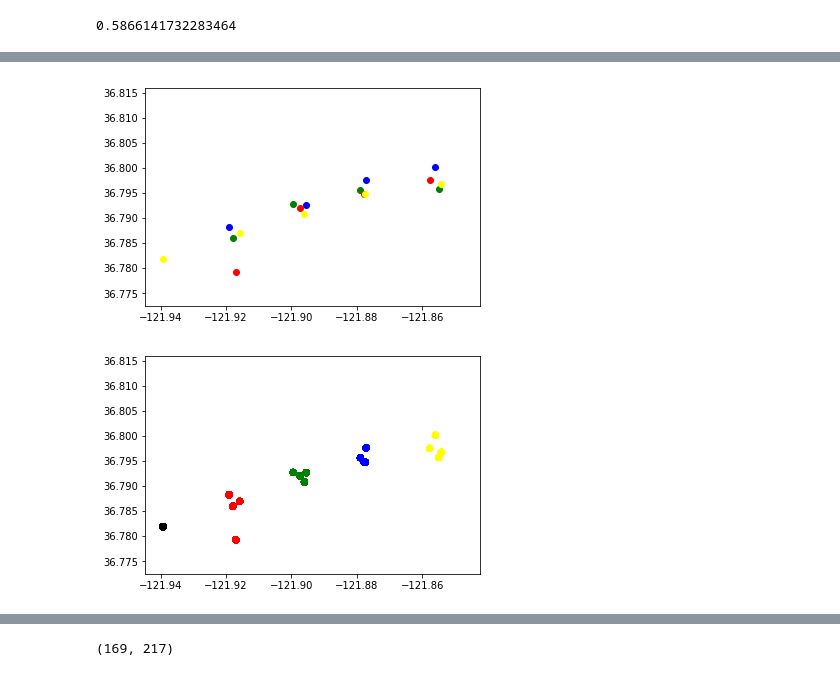
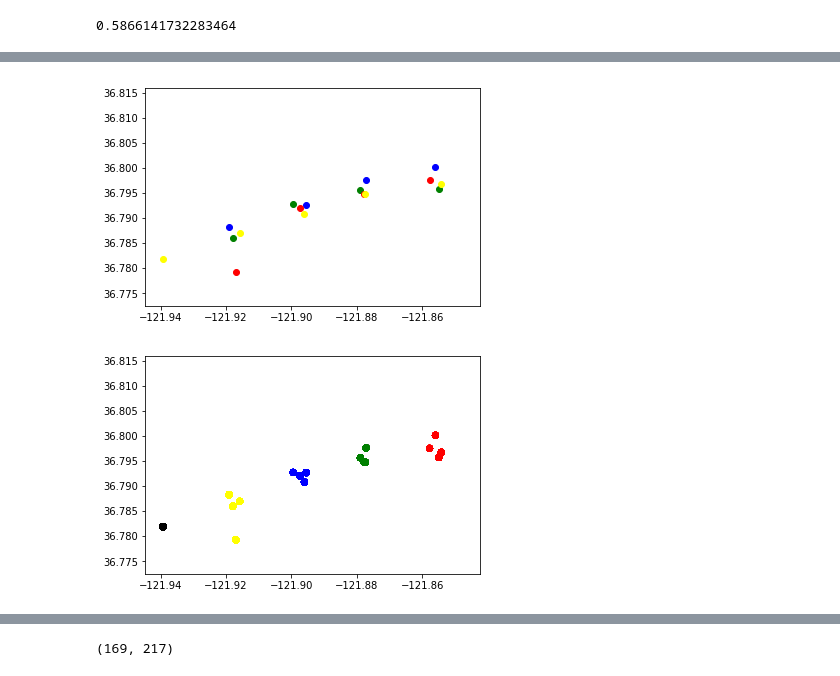
Before and after one commit to AvantiShri/ess151project, a Jupyter notebook: OceanLayersHmm.ipynb, the cells around one changed output, grey strips where cells are left out. Drawn from its saved outputs; the diff is of its cells as text; code cells hidden in the pictures.

```diff
--- a/OceanLayersHmm.ipynb
+++ b/OceanLayersHmm.ipynb
@@ -778,15 +778,15 @@ def get_station_to_latlon(stations, lats, lons):
 
 def get_pseudostation(lat,lon):
   if (lon > -121.93 and lon < -121.91):
+    return 'G4'
+  elif (lat > 36.790 and lon < -121.89):
+    return 'G3'
+  elif (lat > 36.790 and lon < -121.87):
+    return 'G2'
+  elif (lat > 36.790):
     return 'G1'
-  elif (lat > 36.790 and lon < -121.89):
-    return 'G2'
-  elif (lat > 36.790 and lon < -121.87):
-    return 'G3'
-  elif (lat > 36.790):
-    return 'G4'
   else:
-    return 'blah'
+    return 'G5'
 # %%
 import pandas as pd
 import numpy as np
@@ -857,35 +857,35 @@ from matplotlib import pyplot as plt
 
 for year,color in [(2016,'blue'),
                    (2017,'green'),
                    (2018,'red'),
                    (2019,'yellow')]:
   pandas_df = year_to_upcast_pandas[year]
   lats = pandas_df['rn_lat']
   lons = pandas_df['rn_lon']
   unique_lats_and_lons = set(zip(lons,lats))
   plt.scatter(*zip(*unique_lats_and_lons), c=color)
 
 plt.show()
 
 pseudostation_to_color = {
     'G1': 'red',
     'G2': 'green',
     'G3': 'blue',
     'G4': 'yellow',
-    'blah': 'black'
+    'G5': 'black'
 }
 
 for year in [2016, 2017, 2018, 2019]:
   pandas_df = year_to_upcast_pandas[year]
   lats = pandas_df['rn_lat']
   lons = pandas_df['rn_lon']
   pseudostations = pandas_df['pseudostation']
   colors = [pseudostation_to_color[pseudostation] for pseudostation in pseudostations]
   plt.scatter(lons, lats, c=colors)
 plt.show()
 # %% [output]
 [figure]
-[figure, old version]
+[figure, new version]
 # %%
 #create cast objects from the class data
 
```
Also changed, not shown: parts of 3 cells of this notebook.
